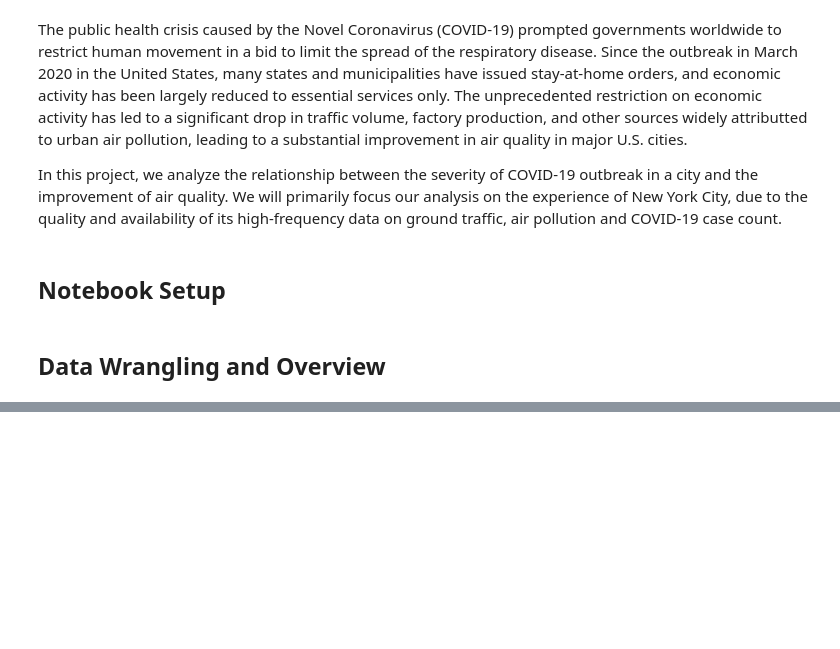
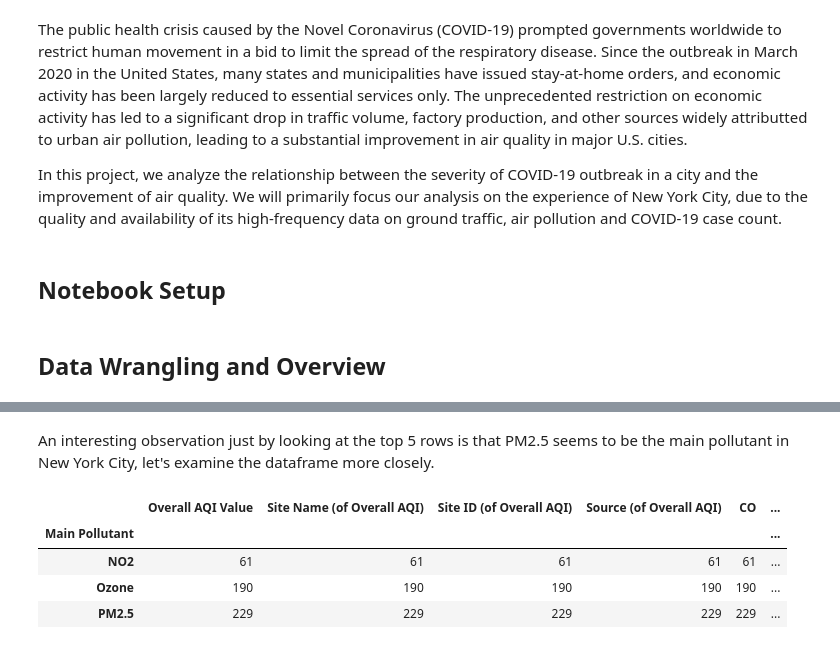
Before and after one commit to tianrunw/big-data-air-pollution, a Jupyter notebook: project/covid19_air_pollution.ipynb, the cells around one changed output, grey strips where cells are left out. Drawn from its saved outputs; the diff is of its cells as text; code cells hidden in the pictures; blank space fills up the shorter version.

```diff
--- a/project/covid19_air_pollution.ipynb
+++ b/project/covid19_air_pollution.ipynb
@@ -45,0 +54,11 @@ aqi19
+# %% [markdown]
+An interesting observation just by looking at the top 5 rows is that PM2.5 seems to be the main pollutant in New York City, let's examine the dataframe more closely.
+# %%
+# group by Main Pollutant and count
+aqi.groupby(['Main Pollutant']).count()
+# %% [output]
+|  | Overall AQI Value | Site Name (of Overall AQI) | Site ID (of Overall AQI) | Source (of Overall AQI) | CO | ... |
+| Main Pollutant |  |  |  |  |  | ... |
+| NO2 | 61 | 61 | 61 | 61 | 61 | ... |
+| Ozone | 190 | 190 | 190 | 190 | 190 | ... |
+| PM2.5 | 229 | 229 | 229 | 229 | 229 | ... |
```
Also changed, not shown: parts of 9 cells of this notebook.
